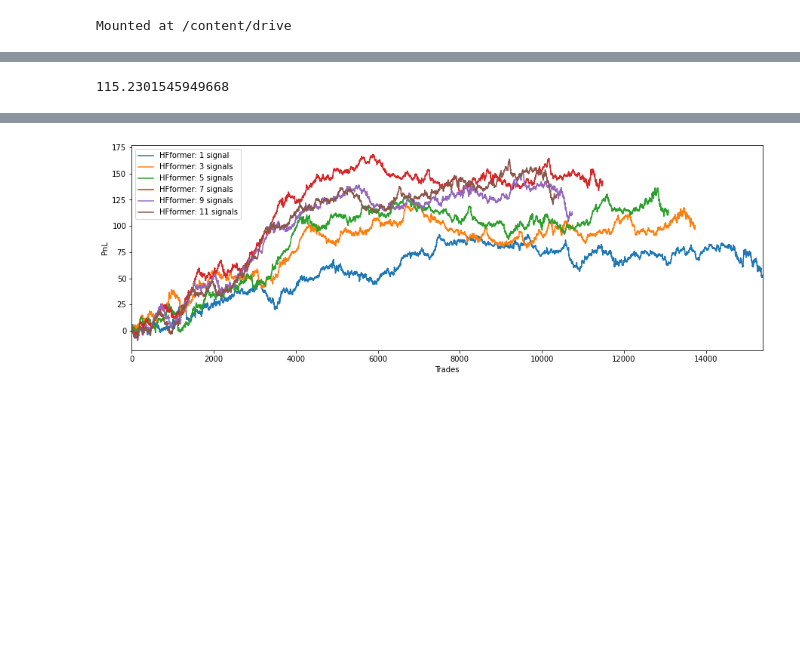
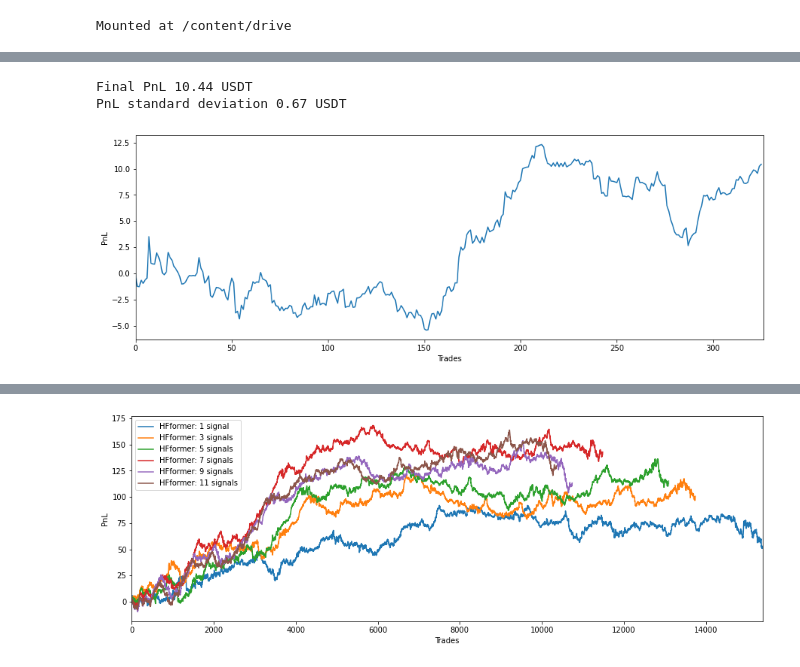
Before and after one commit to Nakols/HFformerV2, a Jupyter notebook: 9_backtester.ipynb, the cells around one changed output, grey strips where cells are left out. Drawn from its saved outputs; the diff is of its cells as text; code cells hidden in the pictures; blank space fills up the shorter version.

```diff
--- a/9_backtester.ipynb
+++ b/9_backtester.ipynb
@@ -17,0 +16,3 @@ device='cuda'
+# %%
+device = "cuda" if torch.cuda.is_available() else "cpu"
+#Note: if running cuda need to modify pytorch_spiking function's source code directly
@@ -251,3 +250,12 @@ input_window = 100
+# %%
+fee = 0.000002 # fee to simulate price slippage, set to 0.002%
+delay = 2 # delay for placing trade
+quantity = 0.1 # quantity traded
+horizon = 25 # main forecasting horizon
+input_window = 100 # size of the input window
+hfformer = True # True if using HFformer, False if using LSTM
+size_trades = True # use size trading
+num_models = 7 # number of models to use to generate trading signal
 # %%
 orderbook_subset = augment_trade_data(orderbook, lag=0, forecast_window=horizon)
 
@@ -420,8 +268,0 @@ plt.plot(cum_pnls)
-# %%
-fee = 0.000002 # 0.002%
-delay = 2
-quantity = 0.1
-horizon = 25
-input_window = 100
-hfformer = True
-num_models = 1
@@ -596,4 +415,13 @@ fileobj.close()
-# %%
-np.sum(pnls)
-# %% [output]
-115.2301545949668
+# %%
+fig2, ax2 = plt.subplots(1, 1, figsize = (15, 5))
+ax2.plot(cum_pnls)
+ax2.set_xlabel('Trades')
+ax2.set_ylabel('PnL')
+ax2.set_xlim(left=0, right=len(cum_pnls))
+
+print(f'Final PnL {cum_pnls[-1]:.2f} USDT')
+print(f'PnL standard deviation {np.std(pnls):.2f} USDT')
+# %% [output]
+Final PnL 10.44 USDT
+PnL standard deviation 0.67 USDT
+[figure, added]
```
Also changed, not shown: parts of 28 cells of this notebook, 17 other files.
